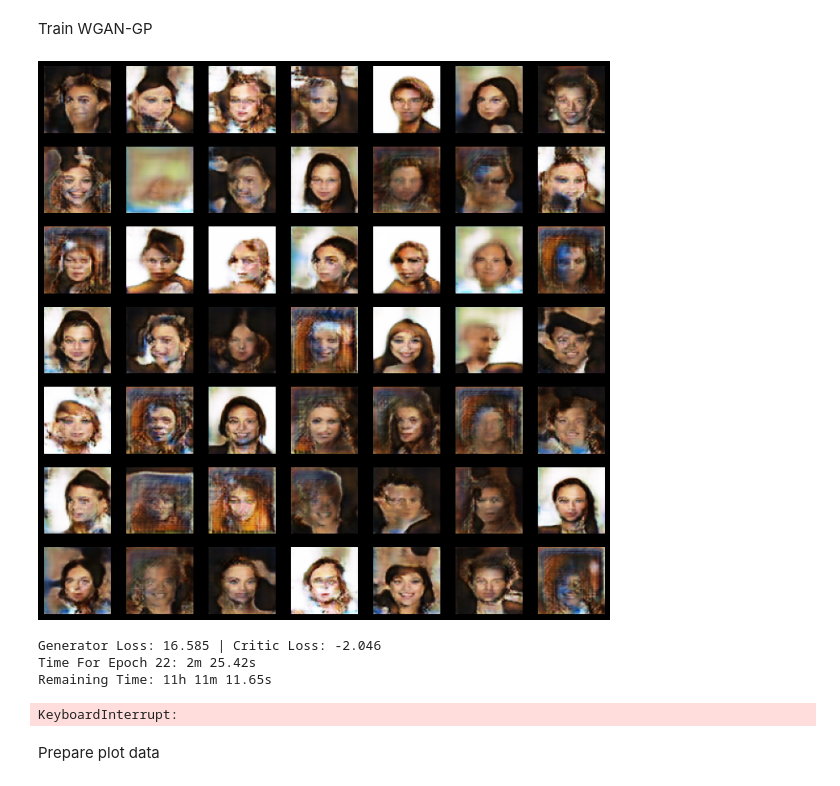
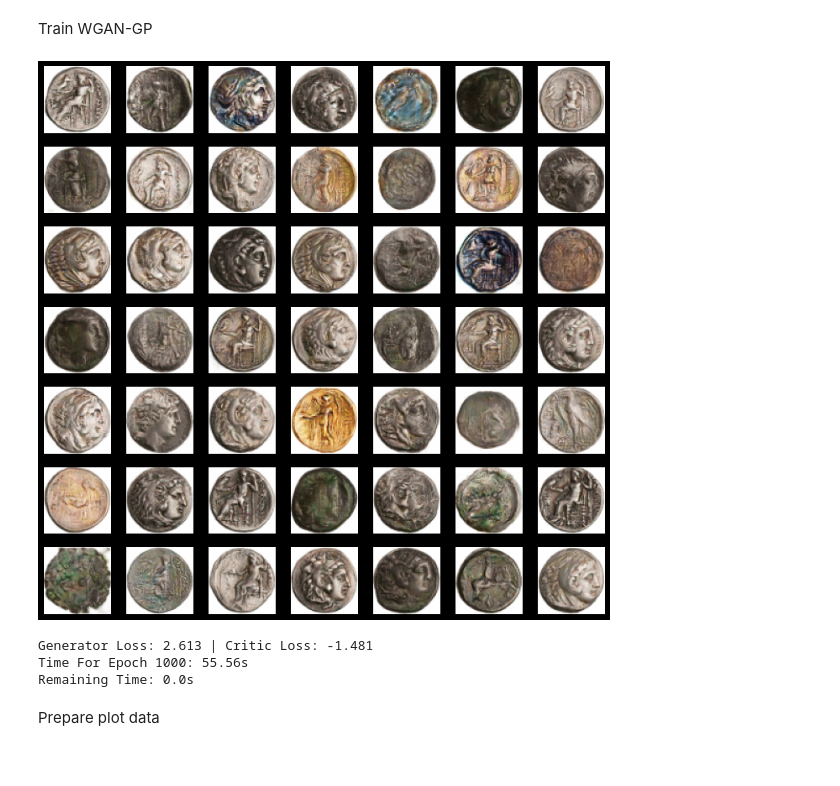
Before and after one commit to PScottZero/wgan-gp, a Jupyter notebook: wgan_gp.ipynb, the cells around one changed output. Cells and saved outputs as stored; diff of their text form; code cells hidden in the pictures.

```diff
--- a/wgan_gp.ipynb
+++ b/wgan_gp.ipynb
@@ -25,11 +25,11 @@ channels = 3
 img_shape = (img_dim, img_dim, channels)
 
 dataset = preprocessing.image_dataset_from_directory(
-  'input_images/celebrity_faces',
+  'C:/Users/8psco/Desktop/ancient_coins/greek_coins',
   image_size=(img_dim, img_dim),
   batch_size=batch_size,
   interpolation='area',
-  validation_split=0.25,
+  validation_split=20000/42703,
   subset='validation',
   seed=1234,
 )
@@ -398,13 +398,12 @@ checkpoint.restore(tf.train.latest_checkpoint(checkpoint_dir))
 # %% [markdown]
 Train WGAN-GP
 # %%
-train(dataset, 300)
+train(dataset, 1000)
 # %% [output]
-[figure, old version]
+[figure, new version]
-Generator Loss: 16.585 | Critic Loss: -2.046
-Time For Epoch 22: 2m 25.42s
-Remaining Time: 11h 11m 11.65s
+Generator Loss: 2.613 | Critic Loss: -1.481
+Time For Epoch 1000: 55.56s
+Remaining Time: 0.0s
-KeyboardInterrupt:
 # %% [markdown]
 Prepare plot data
 # %%
```
Also changed, not shown: parts of 9 cells of this notebook.
